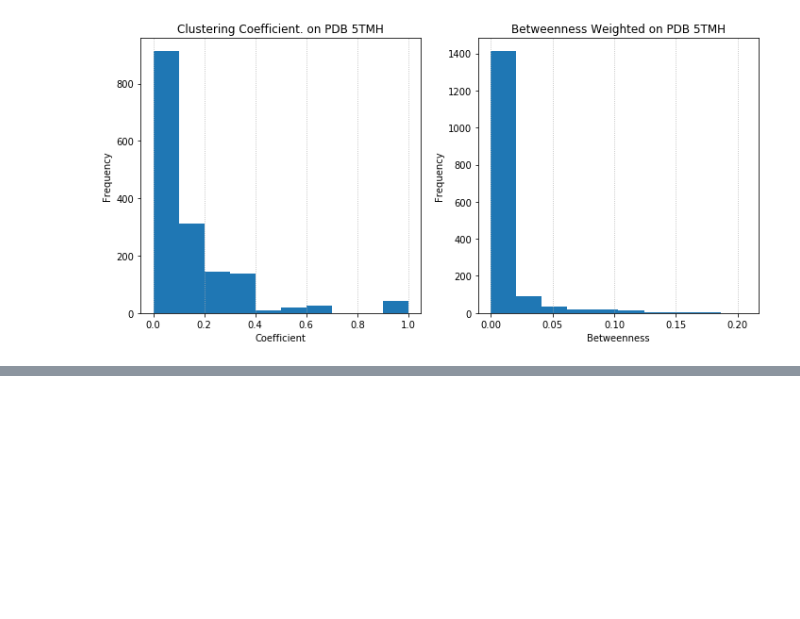
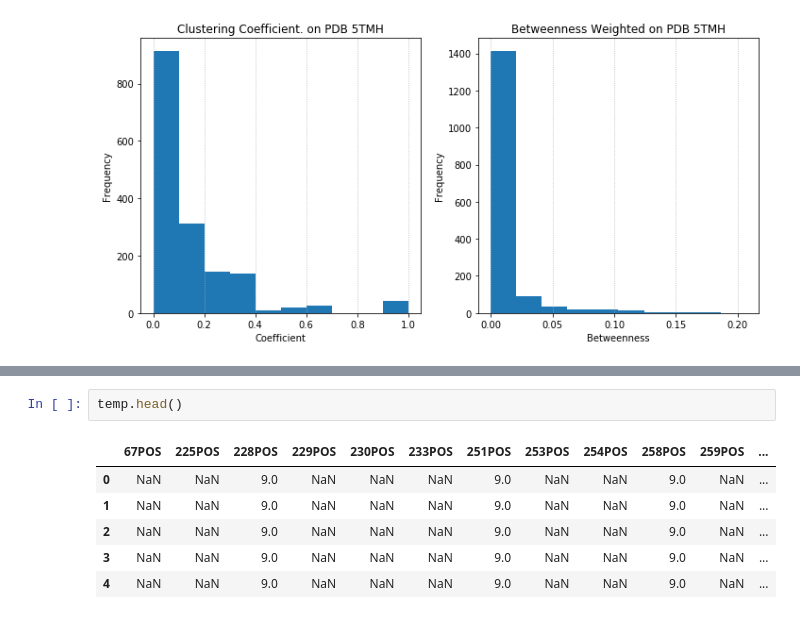
Before and after one commit to bombermal/Proj_BSc_Zika-Analysis-2, a Jupyter notebook: Second approach.ipynb, the cells around one changed output, grey strips where cells are left out. Drawn from its saved outputs; the diff is of its cells as text; blank space fills up the shorter version.

```diff
--- a/Second approach.ipynb
+++ b/Second approach.ipynb
@@ -196,0 +226,9 @@ for ii in names:
+# %%
+temp.head()
+# %% [output]
+|  | 67POS | 225POS | 228POS | 229POS | 230POS | 233POS | 251POS | 253POS | 254POS | 258POS | 259POS | ... |
+| 0 | NaN | NaN | 9.0 | NaN | NaN | NaN | 9.0 | NaN | NaN | 9.0 | NaN | ... |
+| 1 | NaN | NaN | 9.0 | NaN | NaN | NaN | 9.0 | NaN | NaN | 9.0 | NaN | ... |
+| 2 | NaN | NaN | 9.0 | NaN | NaN | NaN | 9.0 | NaN | NaN | 9.0 | NaN | ... |
+| 3 | NaN | NaN | 9.0 | NaN | NaN | NaN | 9.0 | NaN | NaN | 9.0 | NaN | ... |
+| 4 | NaN | NaN | 9.0 | NaN | NaN | NaN | 9.0 | NaN | NaN | 9.0 | NaN | ... |
```
Also changed, not shown: parts of 9 cells of this notebook, 1 other file.
